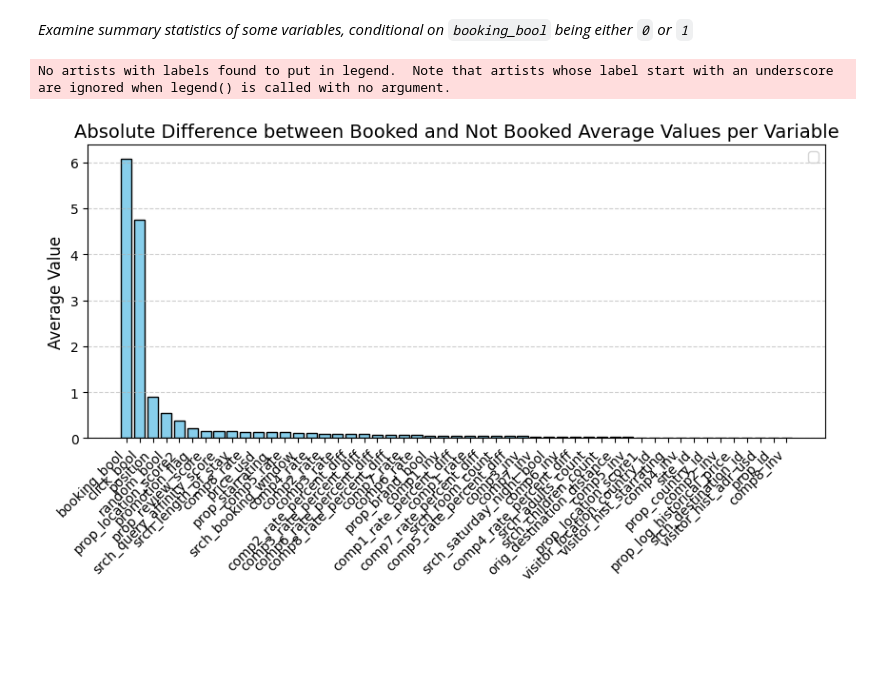
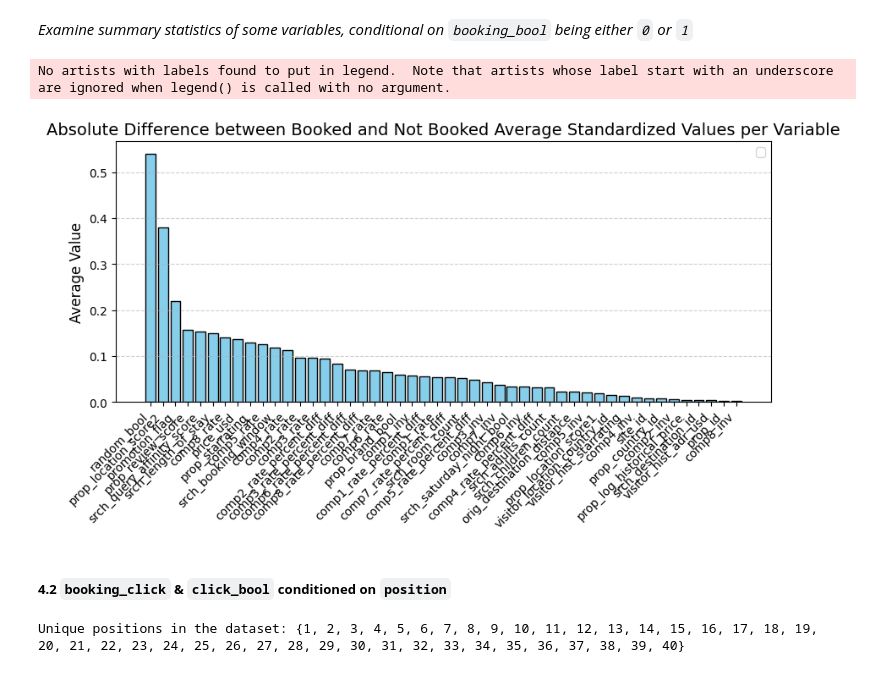
Before and after one commit to DKLEINLEUNK/DataMining, a Jupyter notebook: Assignment 2/EDA.ipynb, the cells around one changed output. Drawn from its saved outputs; the diff is of its cells as text; code cells hidden in the pictures; blank space fills up the shorter version.

Commit message:
Finalized plots

```diff
--- a/Assignment 2/EDA.ipynb
+++ b/Assignment 2/EDA.ipynb
@@ -128,7 +130,7 @@ import EDA
 
 ---
 # %%
-PATH = "datasets/training_set_VU_DM.csv"
+PATH = "data/training_set_VU_DM.csv"  # PATH TO ORIGINAL TRAINING DATA
 # %%
 EDA.get_head(PATH)
 # %% [output]
@@ -245,22 +247,30 @@ aggr_avgs_booked = pd.concat(avgs_booked).groupby(level=0).mean()
 # %%
 diff = abs(aggr_avgs_booked - aggr_avgs_not_booked)
 diff = diff.sort_values(ascending=False)
 
-# remove the 4 test variables
-diff = diff.drop(['position', 'click_bool', 'booking_bool', 'gross_booking_usd'])
+# remove the 4 test variables (note: usd is already removed)
+diff = diff.drop(['position', 'click_bool', 'booking_bool'])
 
 # plot the differences
 plt.figure(figsize=(10, 4))
 plt.title('Absolute Difference between Booked and Not Booked Average Standardized Values per Variable', fontsize=14)
 
 bars = plt.bar(diff.index, diff, color='skyblue', edgecolor='black')
 
 plt.ylabel('Average Value', fontsize=12)
 plt.xticks(rotation=45, ha='right')
 plt.legend()
 plt.grid(axis='y', linestyle='--', alpha=0.6)
 
 plt.show()
 # %% [output]
 No artists with labels found to put in legend.  Note that artists whose label start with an underscore are ignored when legend() is called with no argument.
-[figure, old version]
+[figure, new version]
+# %% [markdown]
+##### **4.2** `booking_click` **&** `click_bool` **conditioned on** `position`
+# %%
+# Get all unique positions in the dataset
+unique_positions = EDA.get_unique_values(PATH, 'position')
+print(f'Unique positions in the dataset: {unique_positions}')
+# %% [output]
+Unique positions in the dataset: {1, 2, 3, 4, 5, 6, 7, 8, 9, 10, 11, 12, 13, 14, 15, 16, 17, 18, 19, 20, 21, 22, 23, 24, 25, 26, 27, 28, 29, 30, 31, 32, 33, 34, 35, 36, 37, 38, 39, 40}
```
Also changed, not shown: parts of 3 cells of this notebook, 1 other file.
